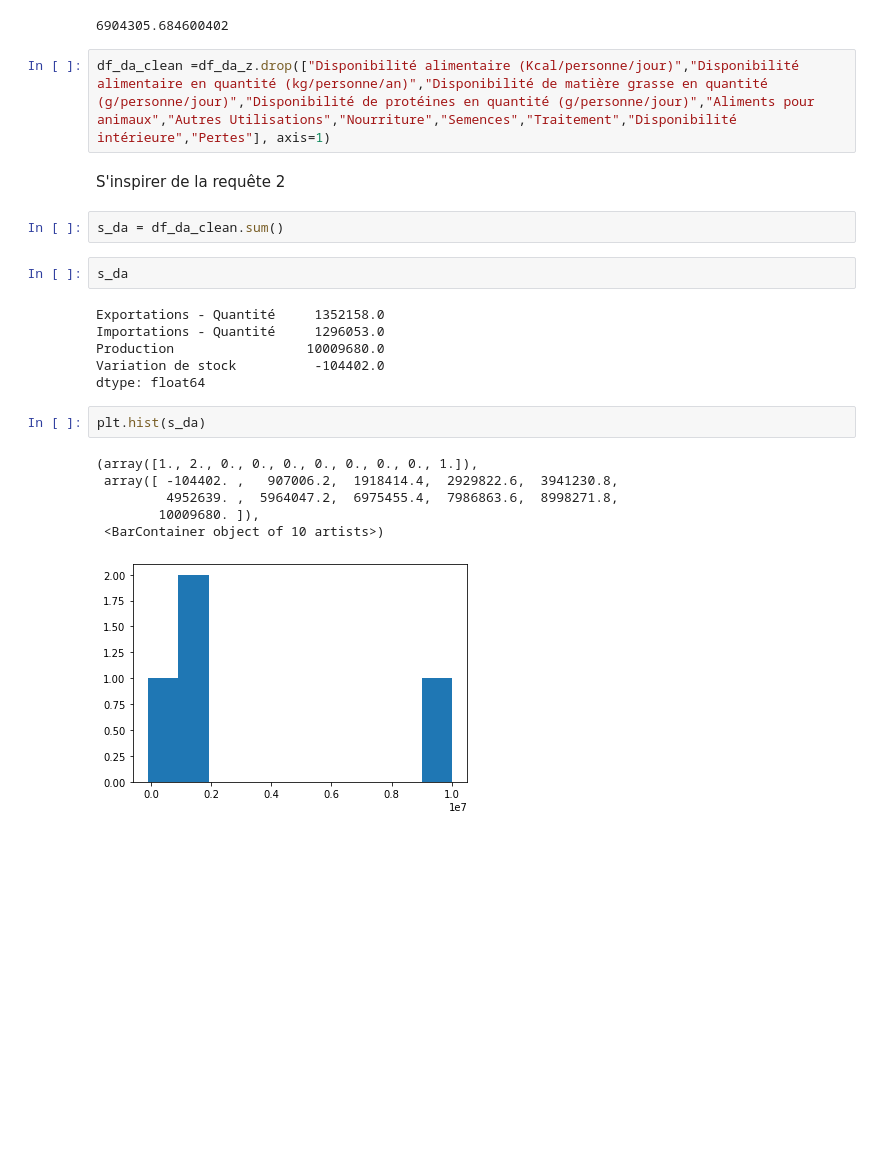
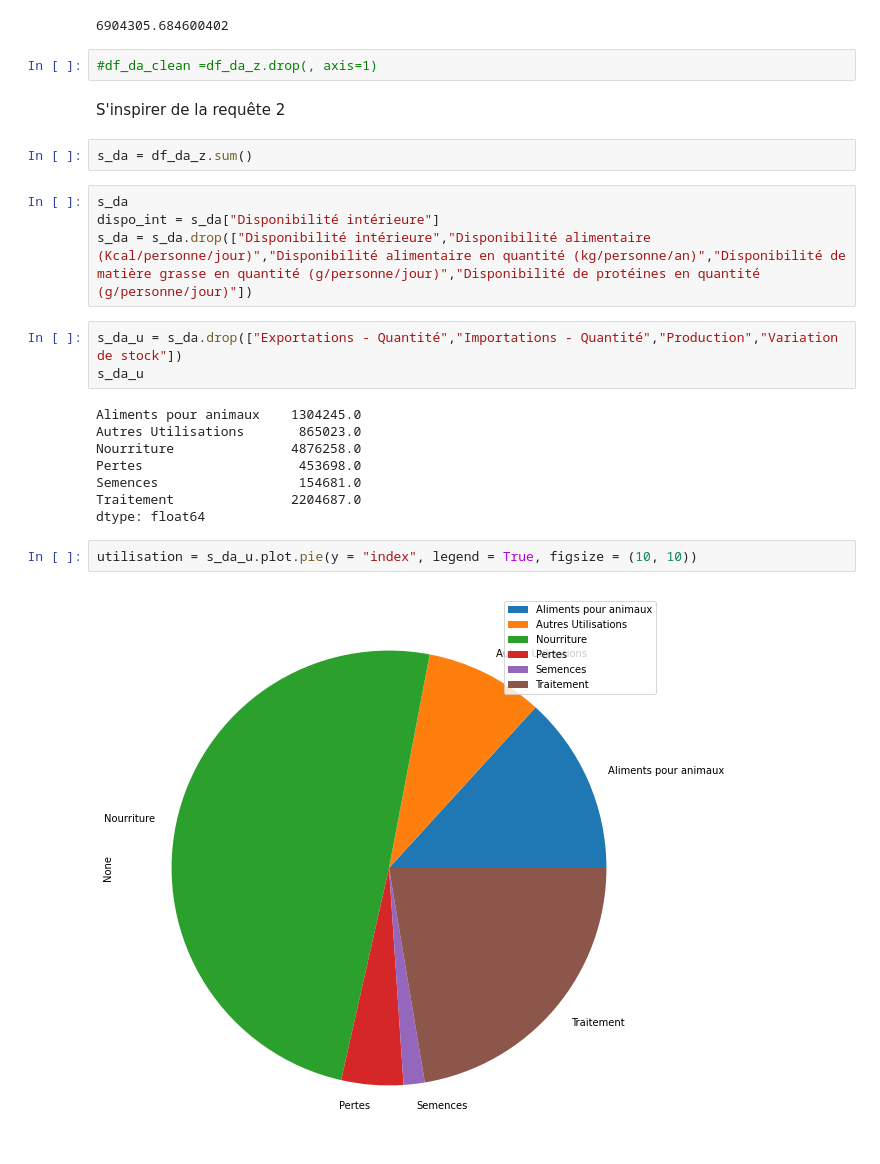
Before and after one commit to Valeeew/P4, a Jupyter notebook: etude_sante_publique.ipynb, the cells around one changed output. Drawn from its saved outputs; the diff is of its cells as text; blank space fills up the shorter version.

```diff
--- a/etude_sante_publique.ipynb
+++ b/etude_sante_publique.ipynb
@@ -150,25 +149,27 @@ nb_theorique_v
 # %% [output]
 6904305.684600402
 # %%
-df_da_clean =df_da_z.drop(["Disponibilité alimentaire (Kcal/personne/jour)","Disponibilité alimentaire en quantité (kg/personne/an)","Disponibilité de matière grasse en quantité (g/personne/jour)","Disponibilité de protéines en quantité (g/personne/jour)","Aliments pour animaux","Autres Utilisations","Nourriture","Semences","Traitement","Disponibilité intérieure","Pertes"], axis=1)
+#df_da_clean =df_da_z.drop(, axis=1)
 # %% [markdown]
 <p> S'inspirer de la requête 2
 # %%
-s_da = df_da_clean.sum()
+s_da = df_da_z.sum()
 # %%
 s_da
+dispo_int = s_da["Disponibilité intérieure"]
+s_da = s_da.drop(["Disponibilité intérieure","Disponibilité alimentaire (Kcal/personne/jour)","Disponibilité alimentaire en quantité (kg/personne/an)","Disponibilité de matière grasse en quantité (g/personne/jour)","Disponibilité de protéines en quantité (g/personne/jour)"])
-# %% [output]
-Exportations - Quantité     1352158.0
-Importations - Quantité     1296053.0
-Production                 10009680.0
-Variation de stock          -104402.0
-dtype: float64
+# %%
+s_da_u = s_da.drop(["Exportations - Quantité","Importations - Quantité","Production","Variation de stock"])
+s_da_u
+# %% [output]
+Aliments pour animaux    1304245.0
+Autres Utilisations       865023.0
+Nourriture               4876258.0
+Pertes                    453698.0
+Semences                  154681.0
+Traitement               2204687.0
+dtype: float64
 # %%
-plt.hist(s_da)
+utilisation = s_da_u.plot.pie(y = "index", legend = True, figsize = (10, 10))
 # %% [output]
-(array([1., 2., 0., 0., 0., 0., 0., 0., 0., 1.]),
- array([ -104402. ,   907006.2,  1918414.4,  2929822.6,  3941230.8,
-         4952639. ,  5964047.2,  6975455.4,  7986863.6,  8998271.8,
-        10009680. ]),
- <BarContainer object of 10 artists>)
-[figure, old version]
+[figure, new version]
```
Also changed, not shown: parts of 1 cell of this notebook.
